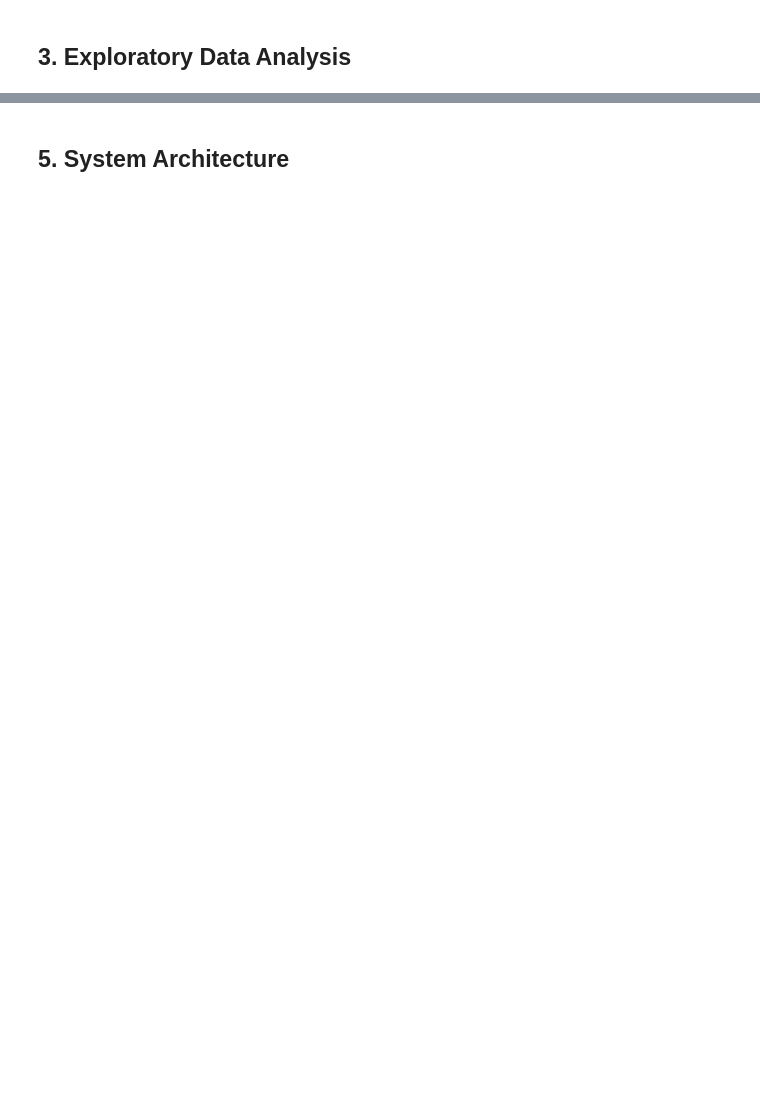
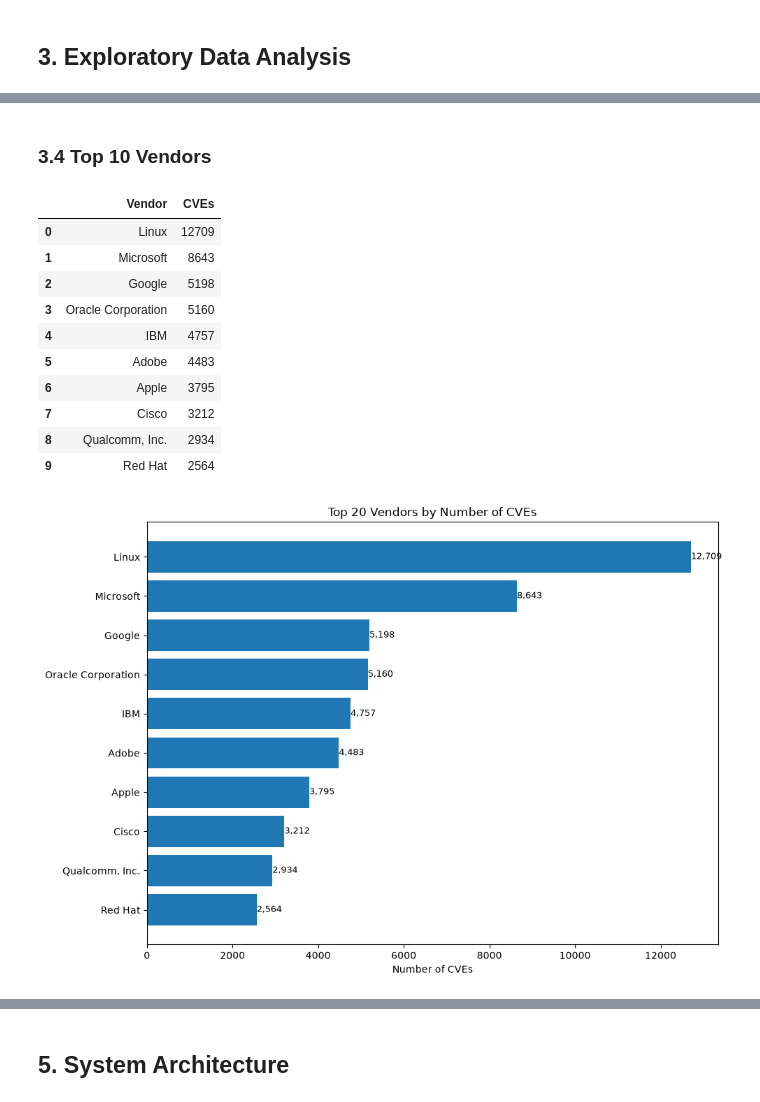
Before and after one commit to SakigamiYang/srh-it-security-agent, a Jupyter notebook: notebooks/it_security_agent.ipynb, the cells around one changed output, grey strips where cells are left out. Drawn from its saved outputs; the diff is of its cells as text; code cells hidden in the pictures; blank space fills up the shorter version.

```diff
--- a/notebooks/it_security_agent.ipynb
+++ b/notebooks/it_security_agent.ipynb
@@ -14,0 +217,80 @@
+# %% [markdown]
+### 3.4 Top 10 Vendors
+# %%
+import pandas as pd
+import matplotlib.pyplot as plt
+
+pipeline = [
+    {
+        "$unwind": "$vendors"
+    },
+    {
+        "$match": {
+            "vendors": {
+                "$nin": [
+                    None,
+                    "",
+                    "n/a",
+                    "N/A",
+                    "unknown",
+                    "Unknown",
+                ]
+            }
+        }
+    },
+    {
+        "$group": {
+            "_id": "$vendors",
+            "count": {"$sum": 1}
+        }
+    },
+    {
+        "$sort": {
+            "count": -1
+        }
+    },
+    {
+        "$limit": 10
+    }
+]
+
+result = list(collection.aggregate(pipeline))
+
+df = pd.DataFrame(result)
+df.rename(columns={"_id": "Vendor", "count": "CVEs"}, inplace=True)
+
+display(df)
+
+plt.figure(figsize=(10, 7))
+
+bars = plt.barh(df["Vendor"], df["CVEs"])
+
+for bar in bars:
+    plt.text(
+        bar.get_width(),
+        bar.get_y() + bar.get_height() / 2,
+        f"{int(bar.get_width()):,}",
+        va="center",
+        fontsize=9,
+    )
+
+plt.title("Top 20 Vendors by Number of CVEs")
+plt.xlabel("Number of CVEs")
+
+plt.gca().invert_yaxis()
+
+plt.tight_layout()
+plt.show()
+# %% [output]
+|  | Vendor | CVEs |
+| 0 | Linux | 12709 |
+| 1 | Microsoft | 8643 |
+| 2 | Google | 5198 |
+| 3 | Oracle Corporation | 5160 |
+| 4 | IBM | 4757 |
+| 5 | Adobe | 4483 |
+| 6 | Apple | 3795 |
+| 7 | Cisco | 3212 |
+| 8 | Qualcomm, Inc. | 2934 |
+| 9 | Red Hat | 2564 |
+[figure, added]
```
Also changed, not shown: parts of 24 cells of this notebook, 8 other files.
